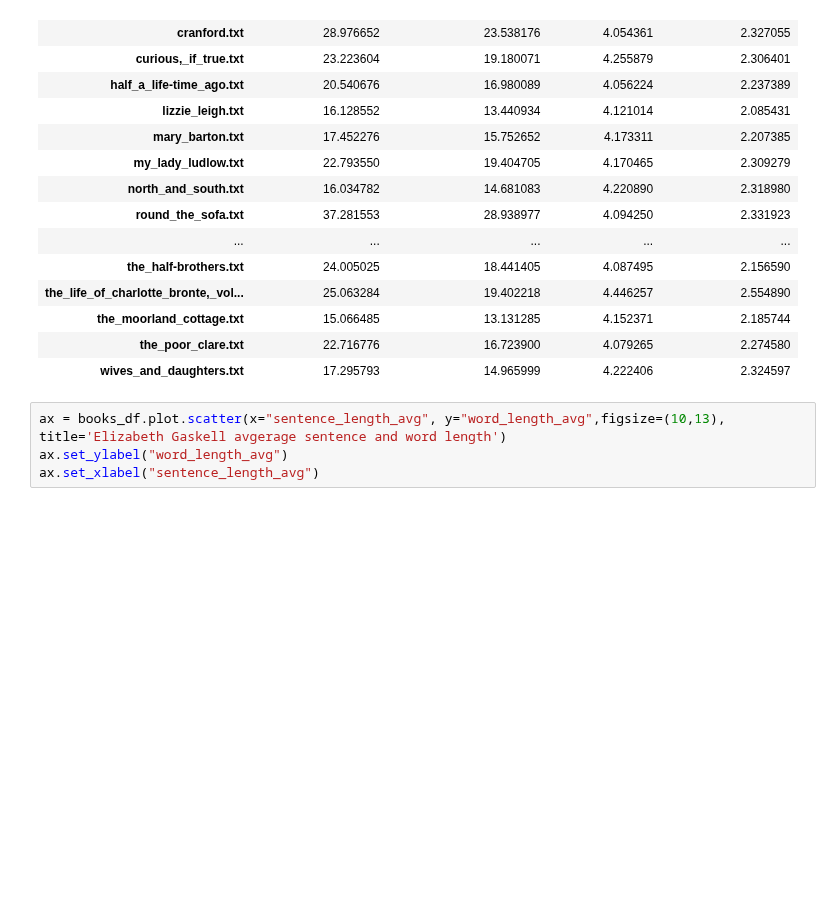
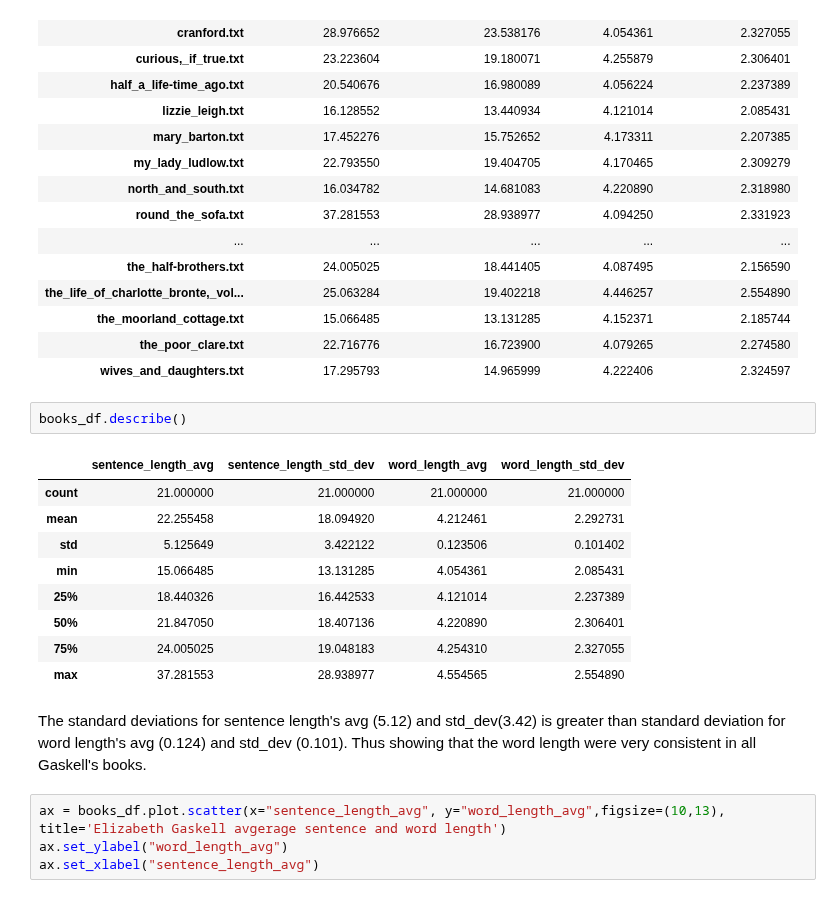
Before and after one commit to clararichter/authorship-identification, a Jupyter notebook: feature_extraction.ipynb, the cells around one changed output. Drawn from its saved outputs; the diff is of its cells as text; blank space fills up the shorter version.

```diff
--- a/pre-processing_notebook.ipynb
+++ b/feature_extraction.ipynb
@@ -280,6 +293,20 @@ books_df
 | the_moorland_cottage.txt | 15.066485 | 13.131285 | 4.152371 | 2.185744 |
 | the_poor_clare.txt | 22.716776 | 16.723900 | 4.079265 | 2.274580 |
 | wives_and_daughters.txt | 17.295793 | 14.965999 | 4.222406 | 2.324597 |
+# %%
+books_df.describe()
+# %% [output]
+|  | sentence_length_avg | sentence_length_std_dev | word_length_avg | word_length_std_dev |
+| count | 21.000000 | 21.000000 | 21.000000 | 21.000000 |
+| mean | 22.255458 | 18.094920 | 4.212461 | 2.292731 |
+| std | 5.125649 | 3.422122 | 0.123506 | 0.101402 |
+| min | 15.066485 | 13.131285 | 4.054361 | 2.085431 |
+| 25% | 18.440326 | 16.442533 | 4.121014 | 2.237389 |
+| 50% | 21.847050 | 18.407136 | 4.220890 | 2.306401 |
+| 75% | 24.005025 | 19.048183 | 4.254310 | 2.327055 |
+| max | 37.281553 | 28.938977 | 4.554565 | 2.554890 |
+# %% [markdown]
+The standard deviations for sentence length's avg (5.12) and std_dev(3.42) is greater than standard deviation for word length's avg (0.124) and std_dev (0.101). Thus showing that the word length were very consistent in all Gaskell's books.
 # %%
 ax = books_df.plot.scatter(x="sentence_length_avg", y="word_length_avg",figsize=(10,13), title='Elizabeth Gaskell avgerage sentence and word length')
 ax.set_ylabel("word_length_avg")
```
Also changed, not shown: parts of 23 cells of this notebook, 3 other files.
